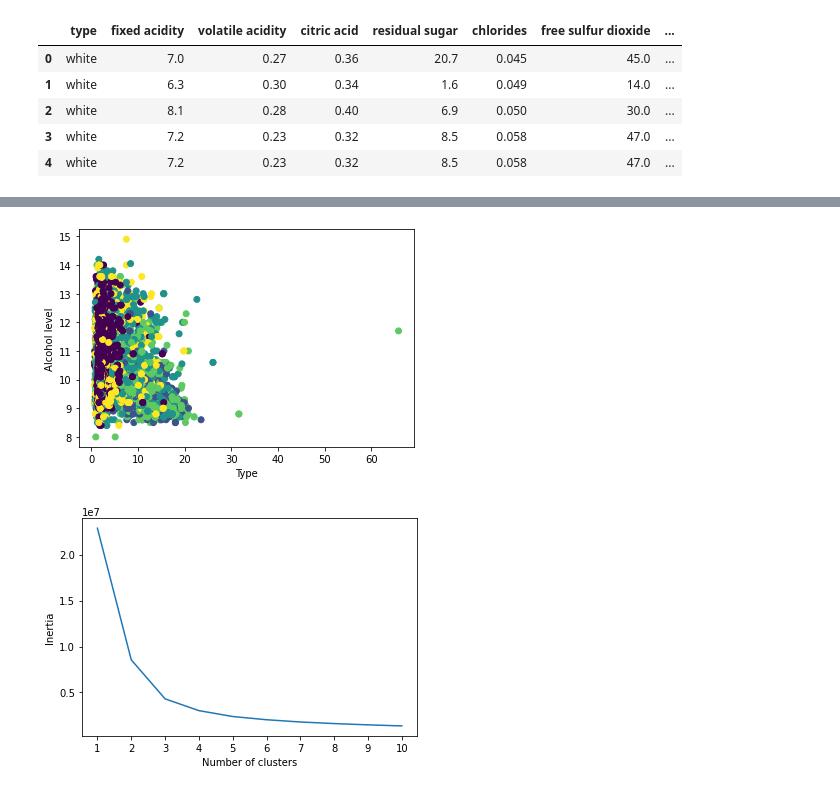
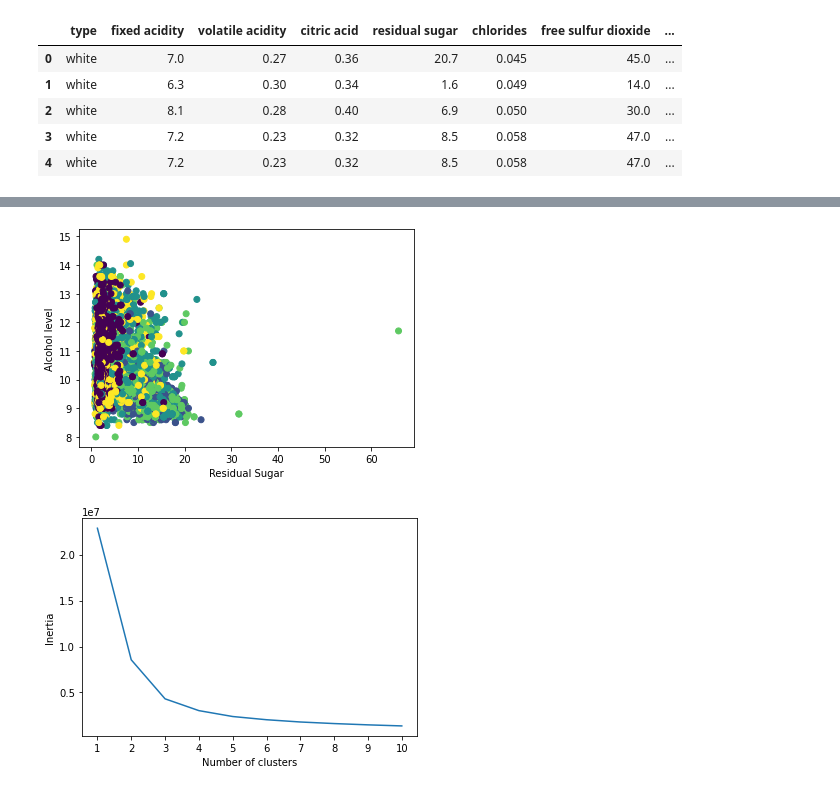
Before and after one commit to susanquiros/Project-4--Group-6, a Jupyter notebook: main.ipynb, the cells around one changed output, grey strips where cells are left out. Drawn from its saved outputs; the diff is of its cells as text; code cells hidden in the pictures.

```diff
--- a/main.ipynb
+++ b/main.ipynb
@@ -145,12 +145,12 @@ class                     int32
 name                     object
 dtype: object
 # %%
-plt.scatter(x=wine_clean["residual sugar"], y=wine_clean['alcohol'], c=wine_clean['class'])
-plt.xlabel('Type')
+plt.scatter(x=wine_clean["residual_sugar"], y=wine_clean['alcohol'], c=wine_clean['class'])
+plt.xlabel('Residual Sugar')
 plt.ylabel('Alcohol level')
 plt.show()
 # %% [output]
-[figure, old version]
+[figure, new version]
 # %%
 inertia = []
 # Same as k = list(range(1, 11))
```
Also changed, not shown: parts of 2 cells of this notebook, 4 other files.
